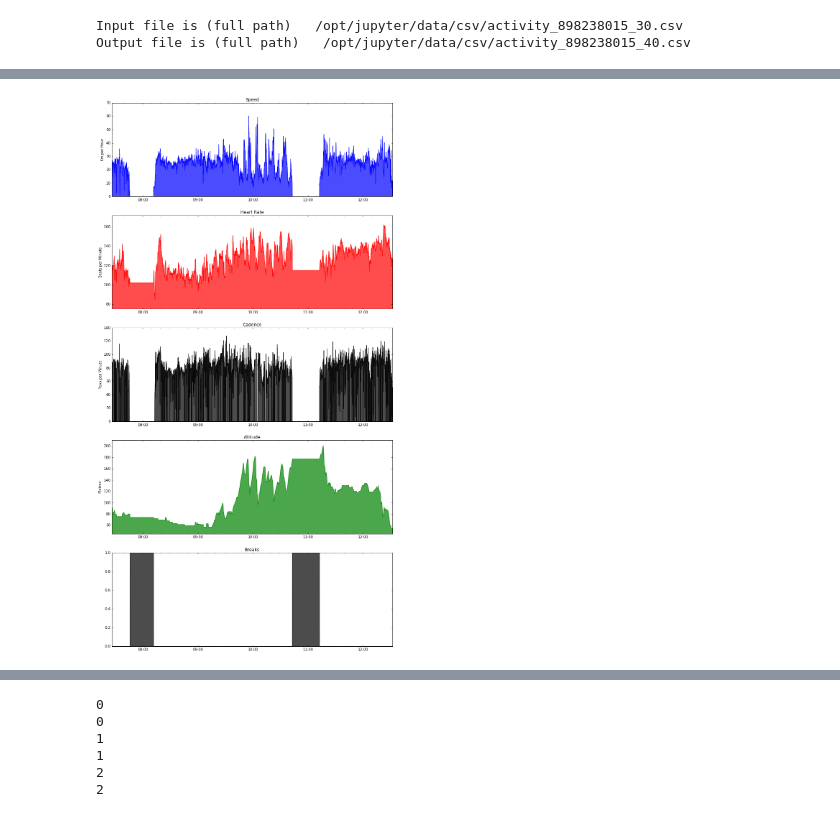
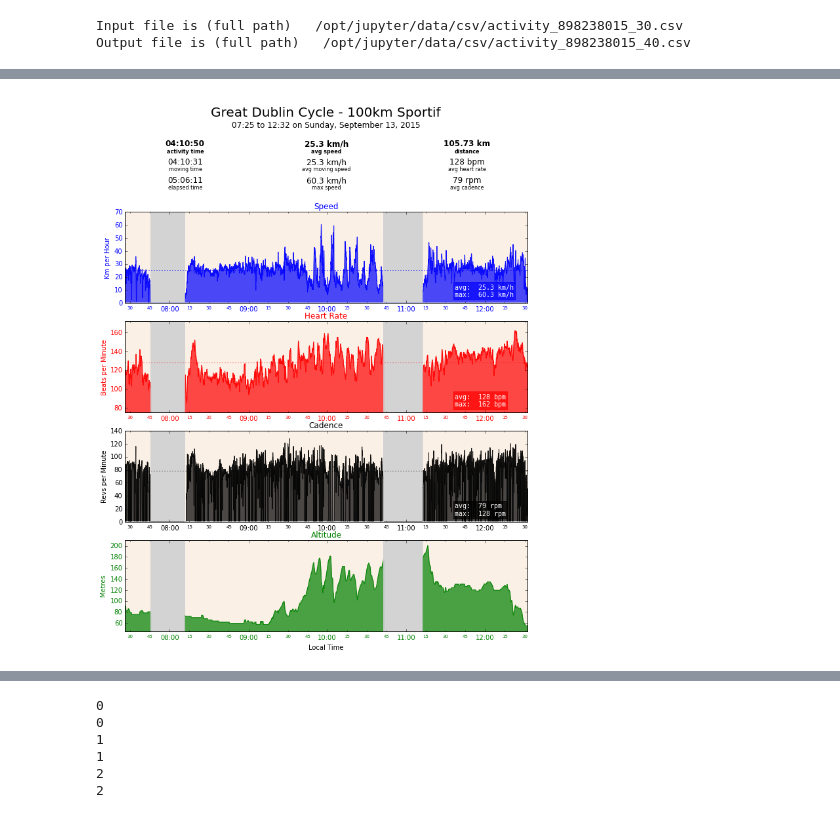
Before and after one commit to patclaffey/docker_jupyter, a Jupyter notebook: notebooks/Summary.ipynb, the cells around one changed output, grey strips where cells are left out. Cells and saved outputs as stored; diff of their text form; code cells hidden in the pictures.

Commit message:
summary chart for local time

```diff
--- a/notebooks/Summary.ipynb
+++ b/notebooks/Summary.ipynb
@@ -52,5 +172,6 @@ int ((( (end_time-start_time).total_seconds()/3600 % 1 ) * 60 % 1) * 60 )
 # %%
-moving_time = timedelta(seconds = len(df_moving))
-print ( str(int((moving_time).total_seconds()/3600) ))
-print ( str(int ( ( (moving_time).total_seconds()/3600 % 1 ) * 60) ) )
-int ((( (moving_time).total_seconds()/3600 % 1 ) * 60 % 1) * 60 )
+def get_duration(time_delta):
+    hr = int(( time_delta ).total_seconds()/3600)
+    minu = int ( ( ( time_delta ).total_seconds()/3600 % 1 ) * 60)
+    sec = int ((( ( time_delta ).total_seconds()/3600 % 1 ) * 60 % 1) * 60 )
+    return "{:02}:{:02}:{:02}".format(hr,minu,sec)
@@ -113,38 +385,72 @@ def plot_stopages():
 # %%
-fig, axes = plt.subplots(nrows=5, ncols=1,  figsize=(14, 30))
+fig, axes = plt.subplots(nrows=5, ncols=1,  figsize=(11, 16))
+#fig.patch.set_color('red')
+#import matplotlib.gridspec as gridspec
+
+#fig = plt.figure()
+#axes = gridspec.GridSpec(4, 1,
+#                       height_ratios=[2,1,2,1]
+#                       )
 
 #Speed
 import matplotlib.dates as dates
 
-#axes[0].xaxis.set_major_formatter(dates.DateFormatter('%H:%M', tz=tz_local))
-plot_control = {'column':'speed', 'axes_number':0, 'plot_color':'blue',
+
+
+plot_control = {'column':'speed', 'axes_number':1, 'plot_color':'blue', 'show_avg': True, 'units':'km/h',
                 'plot_title':'Speed', 'xlabel': '', 'ylabel':'Km per Hour', 'ylimit_qty':0}
 plot_axes(df, plot_control)
-
+#axes[0].set_axis_bgcolor('linen')
 
 #Heart Rate
-plot_control = {'column':'heart_rate', 'axes_number':1, 'plot_color':'red',
+plot_control = {'column':'heart_rate', 'axes_number':2, 'plot_color':'red', 'show_avg': True, 'units':'bpm',
                 'plot_title':'Heart Rate', 'xlabel': '', 'ylabel':'Beats per Minute', 'ylimit_qty':10}
 plot_axes(df, plot_control)
 
 
 #Cadence
-plot_control = {'column':'cadence', 'axes_number':2, 'plot_color':'black',
+plot_control = {'column':'cadence', 'axes_number':3, 'plot_color':'black', 'show_avg': True, 'units':'rpm',
                 'plot_title':'Cadence', 'xlabel': '', 'ylabel':'Revs per Minute', 'ylimit_qty':0}
 plot_axes(df, plot_control)
 
 
 #Altitude
-plot_control = {'column':'altitude', 'axes_number':3, 'plot_color':'green',
-                'plot_title':'Altitude', 'xlabel': '', 'ylabel':'Metres', 'ylimit_qty':10}
+plot_control = {'column':'altitude', 'axes_number':4, 'plot_color':'green', 'show_avg': False, 'units':'m',
+                'plot_title':'Altitude', 'xlabel': 'Local Time', 'ylabel':'Metres', 'ylimit_qty':10}
 plot_axes(df, plot_control)
 
-#breaks
-plot_control = {'column':'breaks', 'axes_number':4, 'plot_color':'black',
-                'plot_title':'Breaks', 'xlabel': '', 'ylabel':'', 'ylimit_qty':0}
-plot_axes(df, plot_control)
+text_avg_heart_rate = '{:.0f} bpm'.format( avg_heart_rate )
+text_avg_cadence = '{:.0f} rpm'.format( avg_cadence )
 
-#Stoppage
-#plot_stopages()
+axes[0].set_axis_off()
+axes_a = axes[0]
+
+y_adjust = -.075
+axes_a.text(.5,.925 + y_adjust , text_title, fontsize=20, ha = 'center')
+axes_a.text(.5,.8 + y_adjust ,text_headline_time, fontsize=12, ha = 'center')
+
+
+axes_a.text(.15,.6 + y_adjust ,text_activity_time, fontsize=12, ha = 'center', weight='bold',)
+axes_a.text(.5,.6 + y_adjust ,text_avg_speed_activity, fontsize=12, ha = 'center', weight='bold',)
+axes_a.text(.85,.6 + y_adjust ,text_distance, fontsize=12, ha = 'center', weight='bold',)
+axes_a.text(.15,.525 + y_adjust ,'activity time', fontsize=8, ha = 'center', weight='bold',)
+axes_a.text(.5,.525 + y_adjust ,'avg speed', fontsize=8, ha = 'center', weight='bold',)
+axes_a.text(.85,.525 + y_adjust ,'distance', fontsize=8, ha = 'center', weight='bold',)
+
+axes_a.text(.15,.4 + y_adjust ,text_moving_time, fontsize=12, ha = 'center')
+axes_a.text(.5,.4 + y_adjust ,text_avg_moving_speed , fontsize=12, ha = 'center')
+axes_a.text(.85,.4 + y_adjust ,text_avg_heart_rate , fontsize=12, ha = 'center')
+axes_a.text(.15,.325 + y_adjust ,'moving time', fontsize=8, ha = 'center')
+axes_a.text(.5,.325 + y_adjust ,'avg moving speed', fontsize=8, ha = 'center')
+axes_a.text(.85,.325 + y_adjust ,'avg heart rate', fontsize=8, ha = 'center')
+
+axes_a.text(.15,.2 + y_adjust ,text_elapsed_time, fontsize=12, ha = 'center')
+axes_a.text(.5,.2 + y_adjust ,text_max_speed, fontsize=12, ha = 'center')
+axes_a.text(.85,.2 + y_adjust ,text_avg_cadence , fontsize=12, ha = 'center')
+axes_a.text(.15,.125 + y_adjust ,'elapsed time', fontsize=8, ha = 'center')
+axes_a.text(.5,.125 + y_adjust ,'max speed', fontsize=8, ha = 'center')
+axes_a.text(.85,.125 + y_adjust ,'avg cadence', fontsize=8, ha = 'center')
+
+fig.savefig('/opt/jupyter/data/test.png', bbox_inches='tight')
 # %% [output]
-[figure, old version]
+[figure, new version]
```
Also changed, not shown: parts of 23 cells of this notebook, 3 other files.
